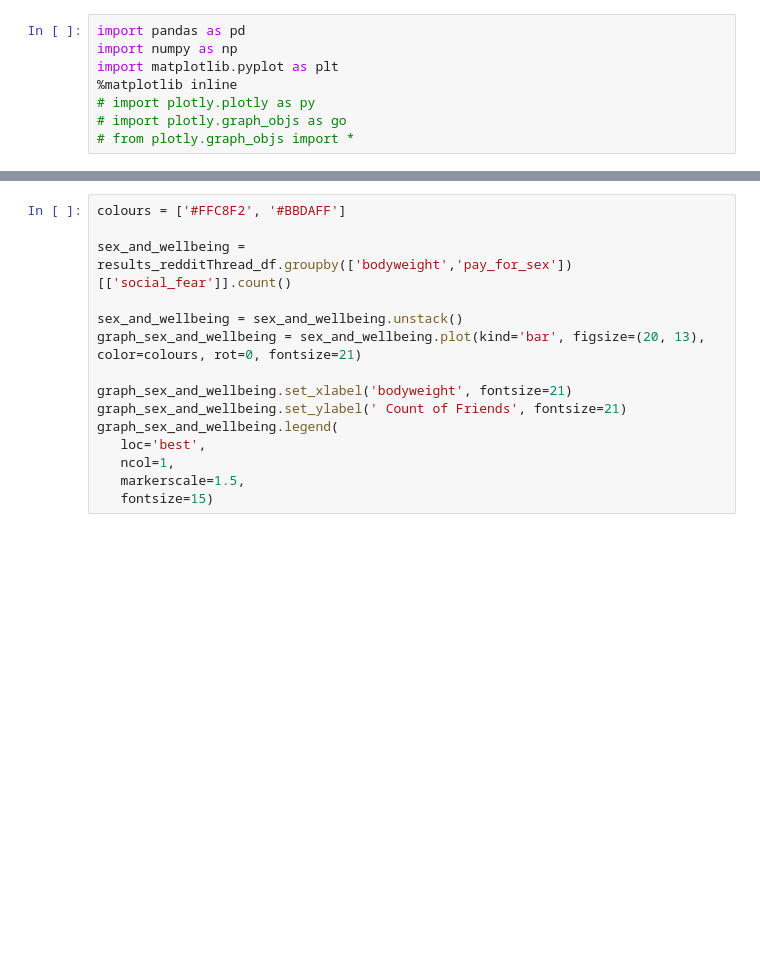
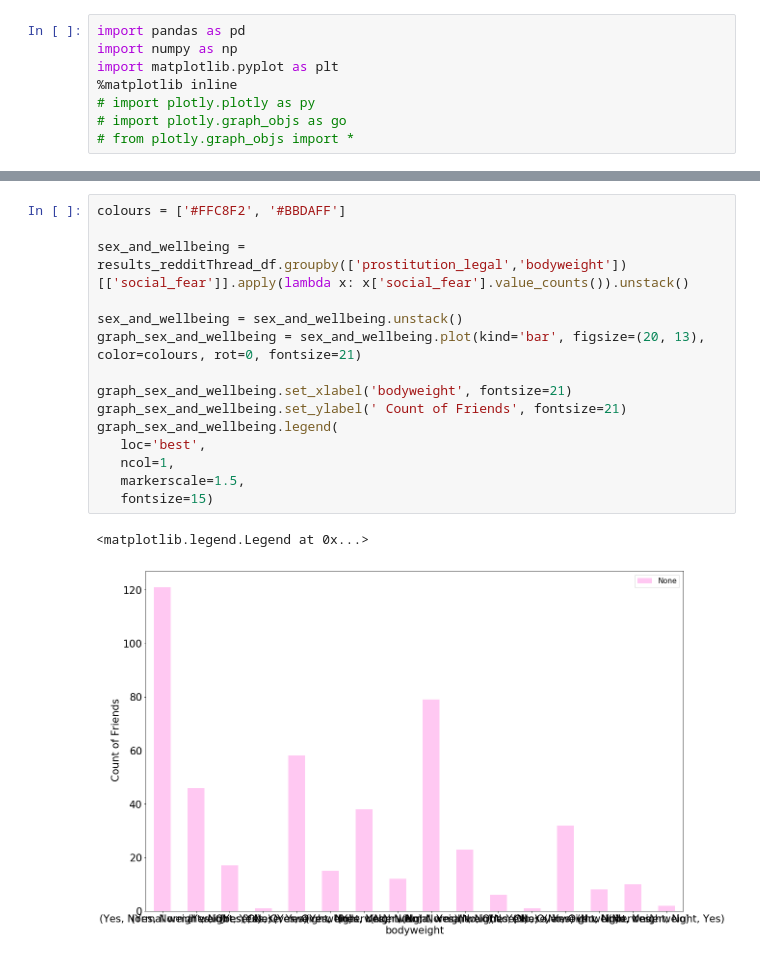
Before and after one commit to crushdig/Data-Science-In-Practice-Project, a Jupyter notebook: LB_project/notebooks/results/200_RQ2.ipynb, the cells around one changed output, grey strips where cells are left out. Drawn from its saved outputs; the diff is of its cells as text; blank space fills up the shorter version.

Commit message:
q2 graphs

```diff
--- a/LB_project/notebooks/results/200_RQ2.ipynb
+++ b/LB_project/notebooks/results/200_RQ2.ipynb
@@ -19,15 +19,18 @@ results_redditThread_df.head()
 # %%
 colours = ['#FFC8F2', '#BBDAFF']
 
-sex_and_wellbeing = results_redditThread_df.groupby(['bodyweight','pay_for_sex'])[['social_fear']].count()
+sex_and_wellbeing = results_redditThread_df.groupby(['prostitution_legal','bodyweight'])[['social_fear']].apply(lambda x: x['social_fear'].value_counts()).unstack()
 
 sex_and_wellbeing = sex_and_wellbeing.unstack()
 graph_sex_and_wellbeing = sex_and_wellbeing.plot(kind='bar', figsize=(20, 13), color=colours, rot=0, fontsize=21)
 
 graph_sex_and_wellbeing.set_xlabel('bodyweight', fontsize=21)
 graph_sex_and_wellbeing.set_ylabel(' Count of Friends', fontsize=21)
 graph_sex_and_wellbeing.legend(
    loc='best',
    ncol=1,
    markerscale=1.5,
    fontsize=15)
+# %% [output]
+<matplotlib.legend.Legend at 0x...>
+[figure, added]
```
Also changed, not shown: parts of 2 cells of this notebook.
